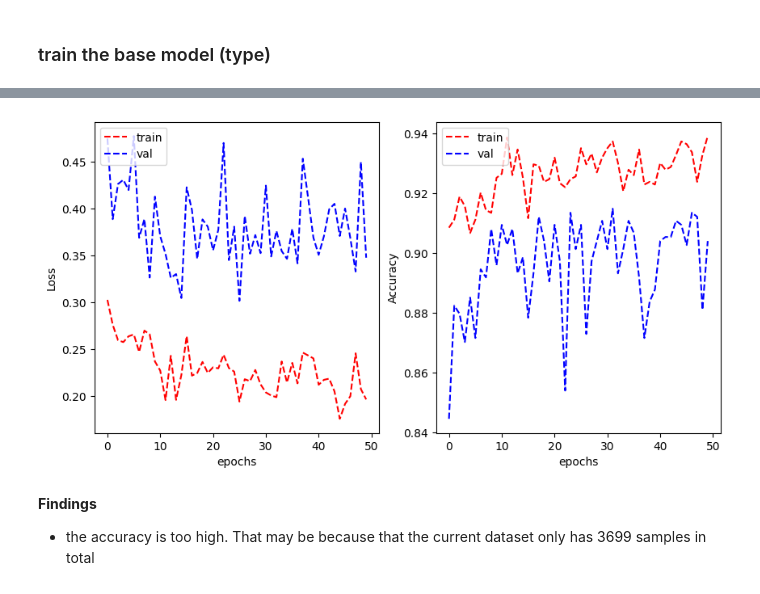
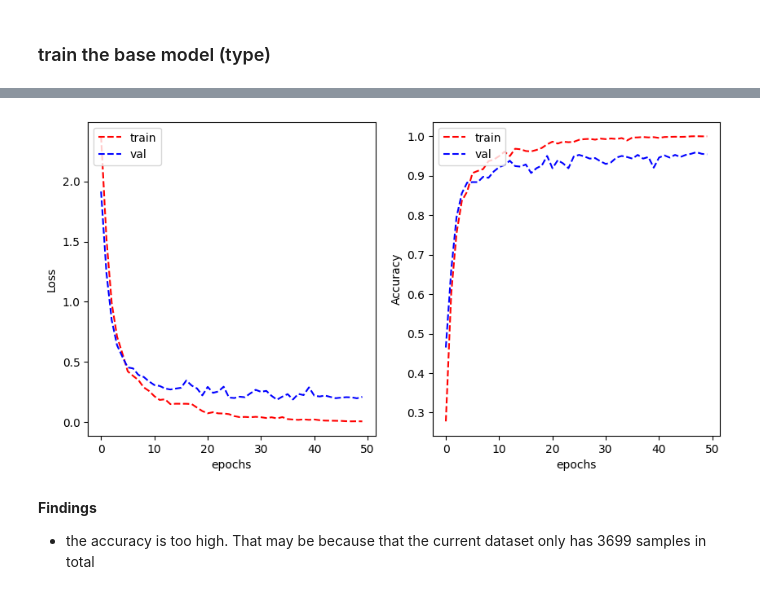
Before and after one commit to BenjapornW/Road-Traffic-Signs-Image-Classification-using-a-Neural-Network, a Jupyter notebook: s3959666_s3961136_0508.ipynb, the cells around one changed output, grey strips where cells are left out. Saved outputs shown, nothing was run; the diff lists cells and outputs as text; code cells hidden in the pictures.

Commit message:
improve noise graph

```diff
--- a/s3959666_s3961136_0508.ipynb
+++ b/s3959666_s3961136_0508.ipynb
@@ -190,8 +189,9 @@ plt.show()
 import pandas as pd
 from sklearn.model_selection import train_test_split
 
-train_data, test_data = train_test_split(df, test_size=0.2, random_state=42)
-train_data, val_data = train_test_split(train_data, test_size=0.25, random_state=42)
+train_data, val_data = train_test_split(df, test_size=0.2, random_state=42)
+# train_data, val_data = train_test_split(train_data, test_size=0.25, random_state=42)
+# add test later
 
-print("Train data : {}, Val Data: {}, Test Data: {}".format(train_data.shape[0], val_data.shape[0], test_data.shape[0]))
+print("Train data : {}, Val Data: {}".format(train_data.shape[0], val_data.shape[0]))
 # %% [output]
@@ -319,7 +319,7 @@ from tensorflow.keras.preprocessing.image import ImageDataGenerator
 train_datagen = ImageDataGenerator(rescale=1./255, data_format='channels_last')
 val_datagen = ImageDataGenerator(rescale=1./255, data_format='channels_last')
 
-batch_size = 32
+batch_size = 200
 #'image_path', 'shape_label', 'type_label'
 train_generator_shape = train_datagen.flow_from_dataframe(
         dataframe=train_data,
@@ -427,5 +427,5 @@ Found 740 validated image filenames belonging to 16 classes.
 ### train the base model (type)
 # %%
 %%time
-history_type = model_type_1.fit_generator(train_generator_type, validation_data = validation_generator_type, epochs=50, verbose=0)
+history_type_1 = model_type_1.fit(train_generator_type, validation_data = validation_generator_type, epochs=50, verbose=0)
 # %% [output]
@@ -434,9 +434,9 @@ Wall time: 3min 29s
 # %%
-plot_learning_curve(history_type.history['loss'], history_type.history['val_loss'],
-                    history_type.history['categorical_accuracy'], history_type.history['val_categorical_accuracy'],
+plot_learning_curve(history_type_1.history['loss'], history_type_1.history['val_loss'],
+                    history_type_1.history['categorical_accuracy'], history_type_1.history['val_categorical_accuracy'],
                     metric_name='Accuracy')
 # %% [output]
-[figure, old version]
+[figure, new version]
 # %% [markdown]
 **Findings**
 - the accuracy is too high. That may be because that the current dataset only has 3699 samples in total
```
Also changed, not shown: parts of 20 cells of this notebook.
